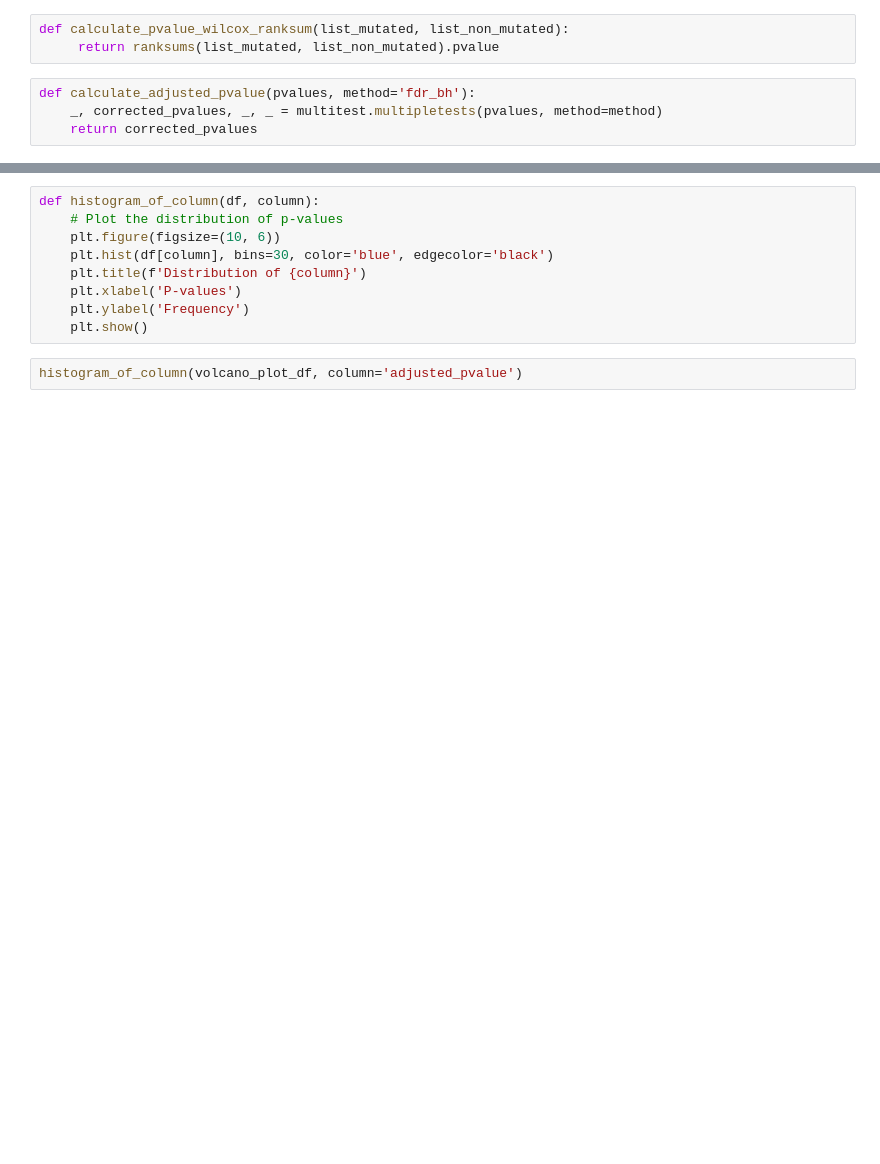
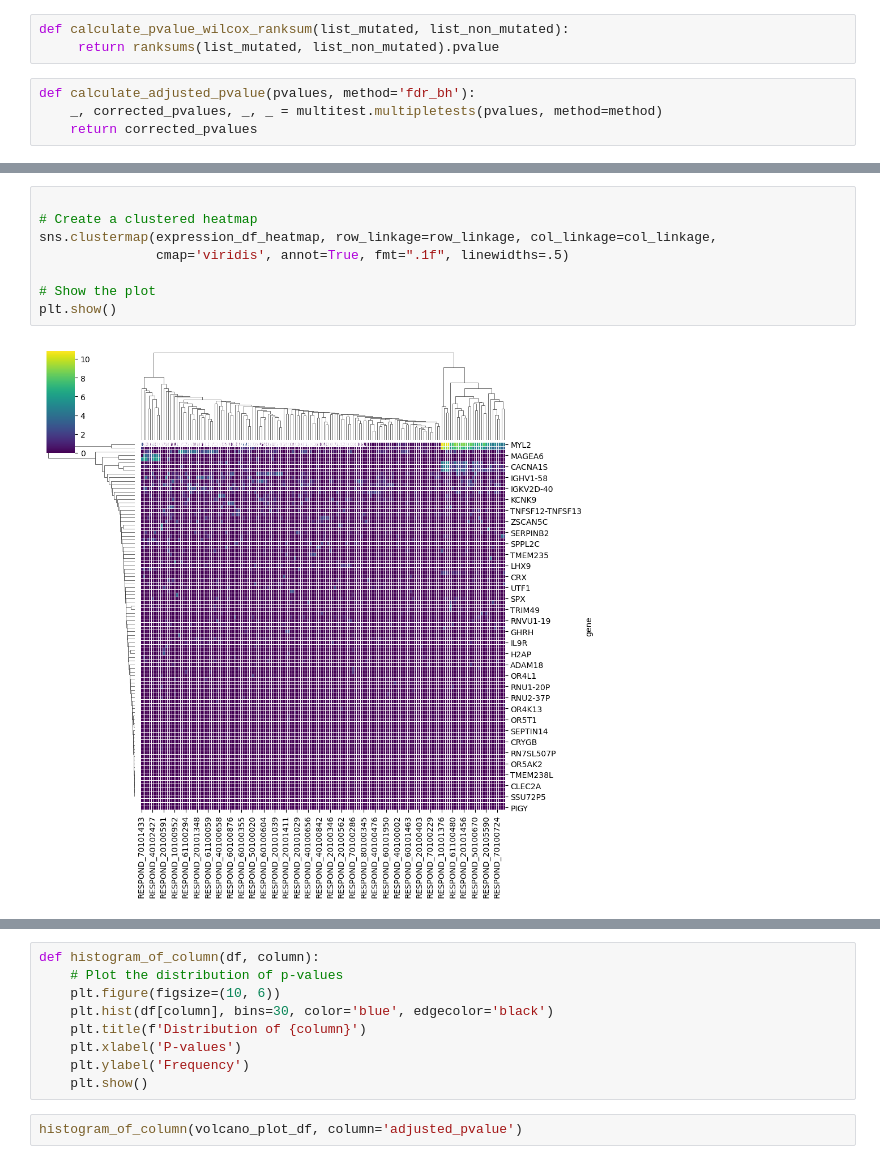
Before and after one commit to MeltemTutar/huang, a Jupyter notebook: Respond/Mutated_gene_expression_explore.ipynb, the cells around one changed output, grey strips where cells are left out. Cells and saved outputs as stored; diff of their text form; blank space fills up the shorter version.

```diff
--- a/Respond/Mutated_gene_expression_explore.ipynb
+++ b/Respond/Mutated_gene_expression_explore.ipynb
@@ -273,0 +239,10 @@ volcano_plot_df.head(4)
+# %%
+
+# Create a clustered heatmap
+sns.clustermap(expression_df_heatmap, row_linkage=row_linkage, col_linkage=col_linkage,
+               cmap='viridis', annot=True, fmt=".1f", linewidths=.5)
+
+# Show the plot
+plt.show()
+# %% [output]
+[figure, added]
```
Also changed, not shown: parts of 28 cells of this notebook.
